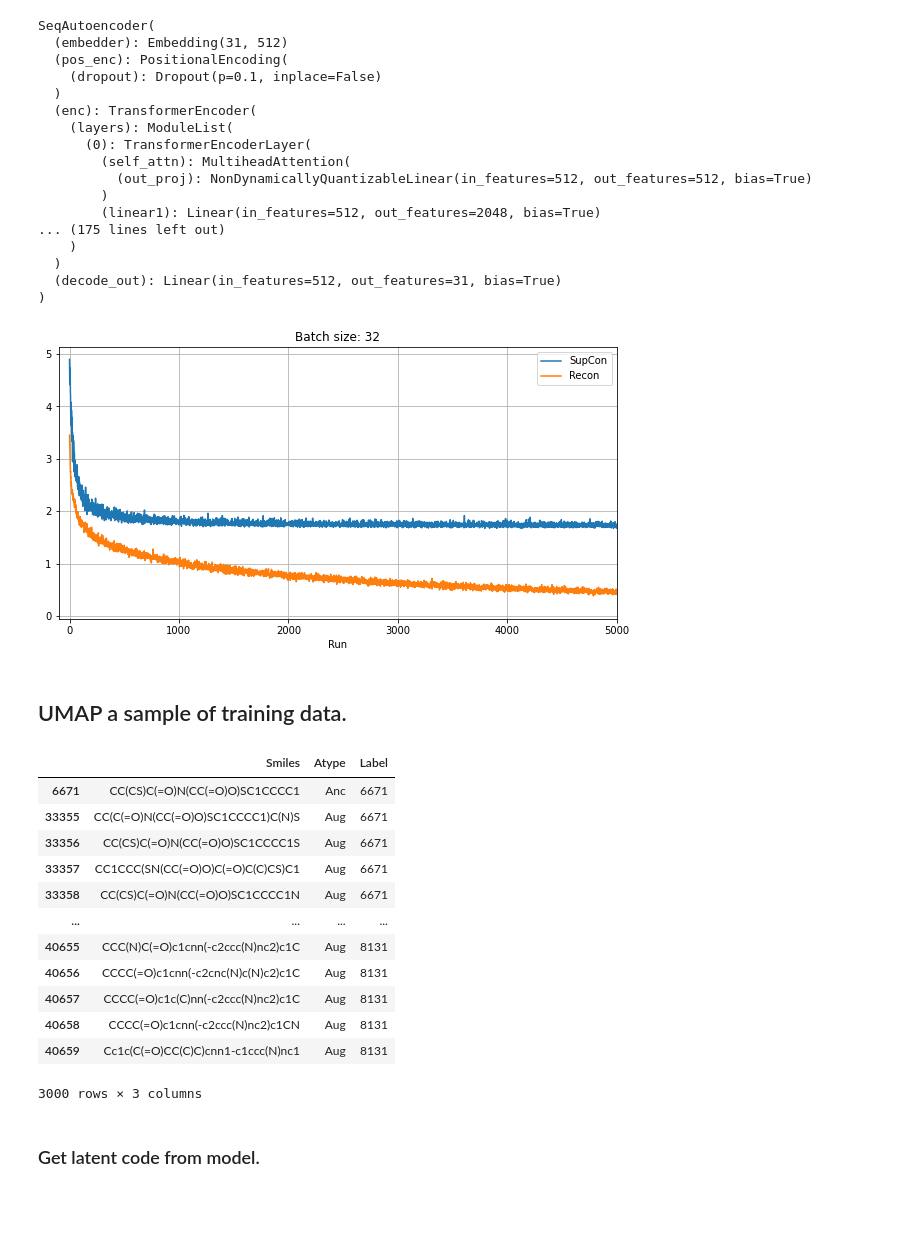
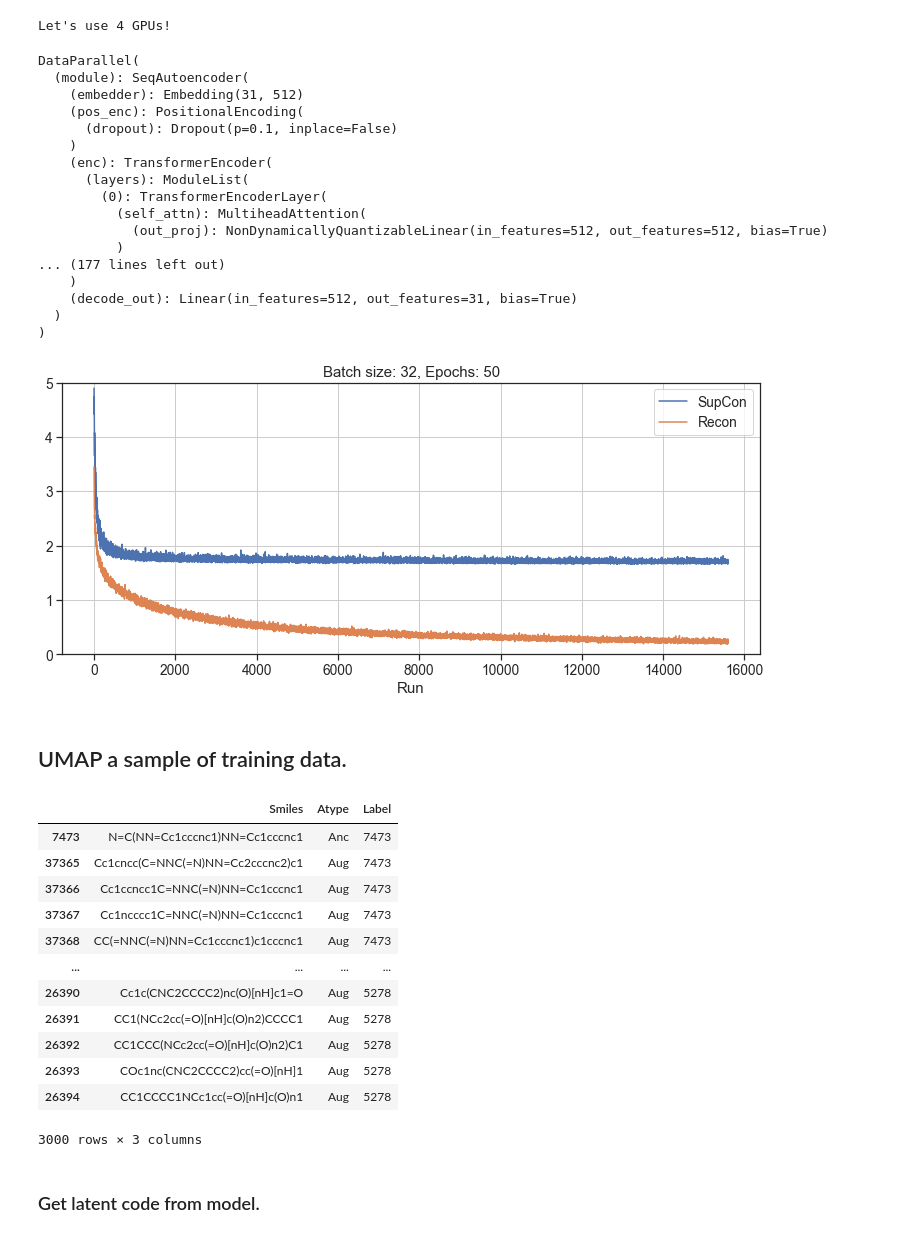
Before and after one commit to katfish666/SALSA, a Jupyter notebook: 20220412_eval_multiview_one_per_class.ipynb, the cells around one changed output. Cells and saved outputs as stored; diff of their text form; code cells hidden in the pictures; blank space fills up the shorter version.

Commit message:
Working through different versionings of architecture. Gradually setting up common eval system...

```diff
--- a/20220412_eval_multiview_one_per_class.ipynb
+++ b/20220412_eval_multiview_one_per_class.ipynb
@@ -29,7 +29,7 @@ import pandas as pd
 import matplotlib.pylab as plt
 
 # torch.cuda.empty_cache()
-use_cuda = False
+use_cuda = True
 device =  torch.device("cuda" if use_cuda else "cpu")
 supcon_loss = SupConLoss()
 lr = 0.00001
@@ -39,7 +39,7 @@ model = SeqAutoencoder(n_tokens = ds.n_tokens, max_len = 122,
                        L_enc=6, L_dec=6, dim_ff=2048,
                        drpt=0.1, actv='relu', eps=0.6, b_first=True)
 
-p = 'models/supconrecon_20220412a/checkpoint_supconrecon_20220412a_49'
+p = 'models/2022041200_00/checkpoint_supconrecon_20220412a_49'
 model.load_state_dict(torch.load(p), strict = False)
 
 if use_cuda==True and torch.cuda.device_count() > 1:
@@ -52,42 +52,45 @@ else:
 optimizer = torch.optim.Adam(model.parameters(), lr = lr)
 model.eval()
 # %% [output]
-SeqAutoencoder(
-  (embedder): Embedding(31, 512)
-  (pos_enc): PositionalEncoding(
-    (dropout): Dropout(p=0.1, inplace=False)
-  )
-  (enc): TransformerEncoder(
-    (layers): ModuleList(
-      (0): TransformerEncoderLayer(
-        (self_attn): MultiheadAttention(
-          (out_proj): NonDynamicallyQuantizableLinear(in_features=512, out_features=512, bias=True)
-        )
-        (linear1): Linear(in_features=512, out_features=2048, bias=True)
-... (175 lines left out)
-    )
-  )
-  (decode_out): Linear(in_features=512, out_features=31, bias=True)
-)
+Let's use 4 GPUs!
+DataParallel(
+  (module): SeqAutoencoder(
+    (embedder): Embedding(31, 512)
+    (pos_enc): PositionalEncoding(
+      (dropout): Dropout(p=0.1, inplace=False)
+    )
+    (enc): TransformerEncoder(
+      (layers): ModuleList(
+        (0): TransformerEncoderLayer(
+          (self_attn): MultiheadAttention(
+            (out_proj): NonDynamicallyQuantizableLinear(in_features=512, out_features=512, bias=True)
+          )
+... (177 lines left out)
+    )
+    (decode_out): Linear(in_features=512, out_features=31, bias=True)
+  )
+)
 # %%
 import seaborn as sns
-losses = pd.read_csv('training_logs/losses_20220412a',usecols=['SupCon','Recon'])
+sns.set_theme(style='ticks',font_scale=1.25)
+losses = pd.read_csv('training_logs/losses_2022041200_00.csv',usecols=['SupCon','Recon'])
 
 BATCH_SIZE = 32
 
-figsize=(10,5)
+figsize=(12.5,5)
 plt.figure(figsize=figsize)
 for label,data in losses.iteritems():
     plt.plot(data, label=label)
-
-plt.xlim(-100,5000)
-plt.title(f'Batch size: {BATCH_SIZE}')
+# plt.xlim(-100,5000)
+plt.ylim(0,5)
+plt.title(f'Batch size: {BATCH_SIZE}, Epochs: 50')
 plt.grid(True)
 plt.xlabel('Run')
 plt.legend(loc='upper right')
+plt.savefig('training_logs/loss_plot_2022041200_00.png', bbox_inches='tight')
 plt.show()
 # %% [output]
-[figure, old version]
+[figure, new version]
 # %% [markdown]
 ## UMAP a sample of training data.
 # %%
@@ -101,7 +104,9 @@ _df = copy.deepcopy(ds_arr)
 _df.columns = ['Smiles','Atype','Label'] # [x[0].upper() + x[1:] for x in df.columns]
 
 num_to_eval = 500
-rand = random.sample(range(0,len(_df)),num_to_eval)
+
+random.seed(666)
+rand = random.sample(range(0,10000),num_to_eval)
 # np.savetxt("20220412_rand_500.txt", rand)
 rand_idc = np.concatenate([anc_map[x] for x in rand],axis=0)
 
@@ -109,23 +114,22 @@ df = _df.iloc[rand_idc]
 display(df)
 
 from rdkit.Chem import PandasTools
-
 PandasTools.AddMoleculeColumnToFrame(df,'Smiles','Mol',includeFingerprints=False)
 df = df[["Smiles","Mol","Label","Atype"]]
 # display(df)
 # %% [output]
 |  | Smiles | Atype | Label |
-| 6671 | CC(CS)C(=O)N(CC(=O)O)SC1CCCC1 | Anc | 6671 |
-| 33355 | CC(C(=O)N(CC(=O)O)SC1CCCC1)C(N)S | Aug | 6671 |
-| 33356 | CC(CS)C(=O)N(CC(=O)O)SC1CCCC1S | Aug | 6671 |
-| 33357 | CC1CCC(SN(CC(=O)O)C(=O)C(C)CS)C1 | Aug | 6671 |
-| 33358 | CC(CS)C(=O)N(CC(=O)O)SC1CCCC1N | Aug | 6671 |
+| 7473 | N=C(NN=Cc1cccnc1)NN=Cc1cccnc1 | Anc | 7473 |
+| 37365 | Cc1cncc(C=NNC(=N)NN=Cc2cccnc2)c1 | Aug | 7473 |
+| 37366 | Cc1ccncc1C=NNC(=N)NN=Cc1cccnc1 | Aug | 7473 |
+| 37367 | Cc1ncccc1C=NNC(=N)NN=Cc1cccnc1 | Aug | 7473 |
+| 37368 | CC(=NNC(=N)NN=Cc1cccnc1)c1cccnc1 | Aug | 7473 |
 | ... | ... | ... | ... |
-| 40655 | CCC(N)C(=O)c1cnn(-c2ccc(N)nc2)c1C | Aug | 8131 |
-| 40656 | CCCC(=O)c1cnn(-c2cnc(N)c(N)c2)c1C | Aug | 8131 |
-| 40657 | CCCC(=O)c1c(C)nn(-c2ccc(N)nc2)c1C | Aug | 8131 |
-| 40658 | CCCC(=O)c1cnn(-c2ccc(N)nc2)c1CN | Aug | 8131 |
-| 40659 | Cc1c(C(=O)CC(C)C)cnn1-c1ccc(N)nc1 | Aug | 8131 |
+| 26390 | Cc1c(CNC2CCCC2)nc(O)[nH]c1=O | Aug | 5278 |
+| 26391 | CC1(NCc2cc(=O)[nH]c(O)n2)CCCC1 | Aug | 5278 |
+| 26392 | CC1CCC(NCc2cc(=O)[nH]c(O)n2)C1 | Aug | 5278 |
+| 26393 | COc1nc(CNC2CCCC2)cc(=O)[nH]1 | Aug | 5278 |
+| 26394 | CC1CCCC1NCc1cc(=O)[nH]c(O)n1 | Aug | 5278 |
 3000 rows × 3 columns
 # %% [markdown]
 ### Get latent code from model.
```
Also changed, not shown: parts of 9 cells of this notebook, 22 other files.
